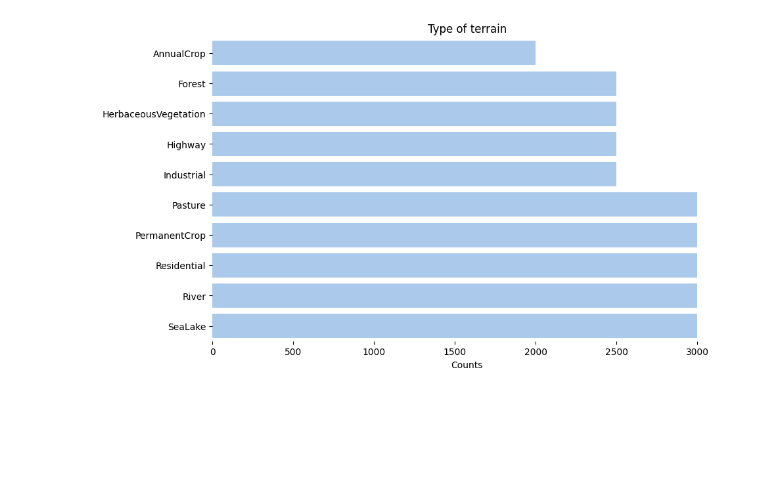
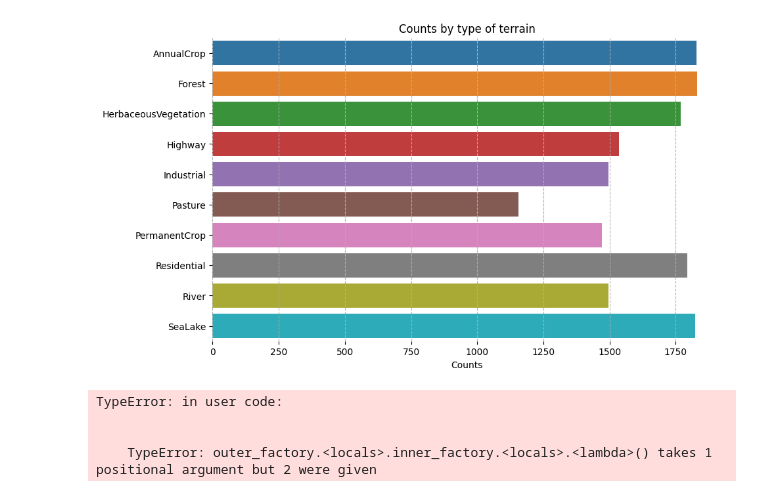
Before and after one commit to asierabreu/bayesian, a Jupyter notebook: notebooks/satellite_images.ipynb, the cells around one changed output. Saved outputs shown, nothing was run; the diff lists cells and outputs as text; code cells hidden in the pictures; blank space fills up the shorter version.

```diff
--- a/notebooks/satellite_images.ipynb
+++ b/notebooks/satellite_images.ipynb
@@ -45,0 +65,16 @@ num_examples = all_ds[1].splits["train"].num_examples
+# %%
+# Basic Info
+class_names = ds_info.features["label"].names
+num_classes = ds_info.features["label"].num_classes
+image_size  = ds_info.features["image"]
+print('Total no. of classes : %d' %num_classes)
+print('Class labels  : %s' %class_names)
+print("Total examples: %d" %(len(ds_valid)+len(ds_train)+len(ds_test)))
+print("Train set size: %d" %len(ds_train))
+print("Test set size : %d" %len(ds_test))
+print("Valid set size: %d" %len(ds_valid))
+print("")
+ds = ds_train.take(1)  # Only take a single example
+for image, label in ds:
+  print('image tensor shape: %s' %image.shape)
+  print('label tensor type: %s' %label)
@@ -46,14 +115,12 @@ num_examples = all_ds[1].splits["train"].num_examples
 # %%
-# make a plot for number of samples on each class
+# Class balance check : is the dataset imbalanced?
 fig, ax = plt.subplots(1, 1, figsize=(10,6))
-labels, counts = np.unique(np.fromiter(all_ds[0]["train"].map(lambda x: x["label"]), np.int32),
+
+labels, counts = np.unique(np.fromiter(ds_train.map(lambda x, y: y), np.int32),
                        return_counts=True)
-
-plt.xlabel('Counts')
-sns.set_color_codes("pastel")
-sns.barplot(x=sorted(counts), y=[class_names[l] for l in labels], label="Total", color="b")
-sns.set_color_codes("muted")
-# set the title
-ax.set_title("Type of terrain");
+ax.set_xlabel('Counts')
+ax.grid(True,ls='--')
+ax.set_title("Counts by type of terrain");
+sns.barplot(x=counts, y=[class_names[l] for l in labels], label="Total")
 sns.despine(left=True, bottom=True)
 # %% [output]
@@ -64,4 +131,4 @@ sns.despine(left=True, bottom=True)
-[figure, old version]
+[figure, new version]
 # %%
 def prepare_for_training(ds, cache=True, batch_size=64, shuffle_buffer_size=1000):
   if cache:
@@ -83,5 +150,10 @@ def prepare_for_training(ds, cache=True, batch_size=64, shuffle_buffer_size=1000
 # %%
 batch_size = 64
 # preprocess training & validation sets
-train_ds = prepare_for_training(train_ds, batch_size=batch_size)
-valid_ds = prepare_for_training(valid_ds, batch_size=batch_size)
+ds_train = prepare_for_training(ds_train, batch_size=batch_size)
+ds_valid = prepare_for_training(ds_valid, batch_size=batch_size)
+# %% [output]
+TypeError: in user code:
+
+
+    TypeError: outer_factory.<locals>.inner_factory.<locals>.<lambda>() takes 1 positional argument but 2 were given
```
Also changed, not shown: parts of 22 cells of this notebook.
